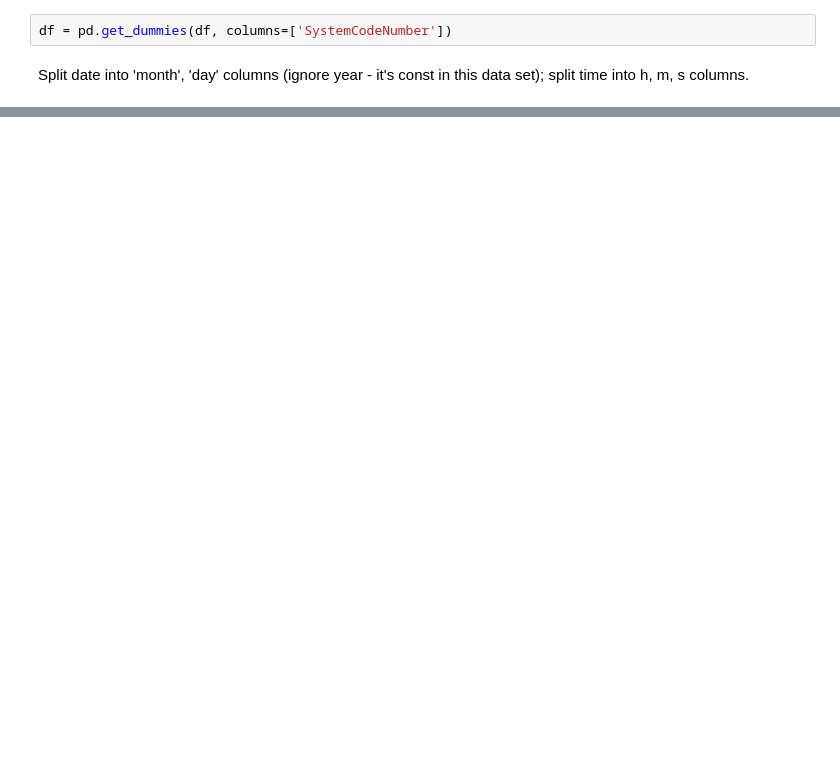
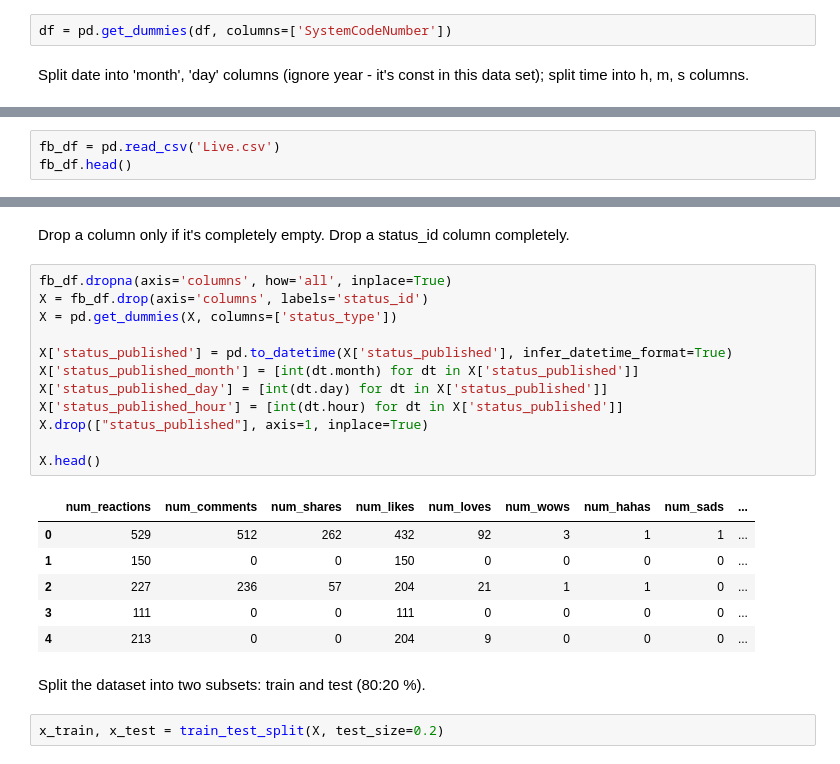
Before and after one commit to LAnastasiia/unsupervised_learning_task, a Jupyter notebook: unsupervised_learning.ipynb, the cells around one changed output, grey strips where cells are left out. Drawn from its saved outputs; the diff is of its cells as text; blank space fills up the shorter version.

```diff
--- a/unsupervised_learning.ipynb
+++ b/unsupervised_learning.ipynb
@@ -71,0 +181,3 @@ from sklearn.model_selection import train_test_split
+# %%
+fb_df = pd.read_csv('Live.csv')
+fb_df.head()
@@ -71,0 +191,25 @@ from sklearn.model_selection import train_test_split
+# %% [markdown]
+Drop a column only if it's completely empty. Drop a status_id column completely.
+# %%
+fb_df.dropna(axis='columns', how='all', inplace=True)
+X = fb_df.drop(axis='columns', labels='status_id')
+X = pd.get_dummies(X, columns=['status_type'])
+
+X['status_published'] = pd.to_datetime(X['status_published'], infer_datetime_format=True)
+X['status_published_month'] = [int(dt.month) for dt in X['status_published']]
+X['status_published_day'] = [int(dt.day) for dt in X['status_published']]
+X['status_published_hour'] = [int(dt.hour) for dt in X['status_published']]
+X.drop(["status_published"], axis=1, inplace=True)
+
+X.head()
+# %% [output]
+|  | num_reactions | num_comments | num_shares | num_likes | num_loves | num_wows | num_hahas | num_sads | ... |
+| 0 | 529 | 512 | 262 | 432 | 92 | 3 | 1 | 1 | ... |
+| 1 | 150 | 0 | 0 | 150 | 0 | 0 | 0 | 0 | ... |
+| 2 | 227 | 236 | 57 | 204 | 21 | 1 | 1 | 0 | ... |
+| 3 | 111 | 0 | 0 | 111 | 0 | 0 | 0 | 0 | ... |
+| 4 | 213 | 0 | 0 | 204 | 9 | 0 | 0 | 0 | ... |
+# %% [markdown]
+Split the dataset into two subsets: train and test (80:20 %).
+# %%
+x_train, x_test = train_test_split(X, test_size=0.2)
```
Also changed, not shown: parts of 57 cells of this notebook.
